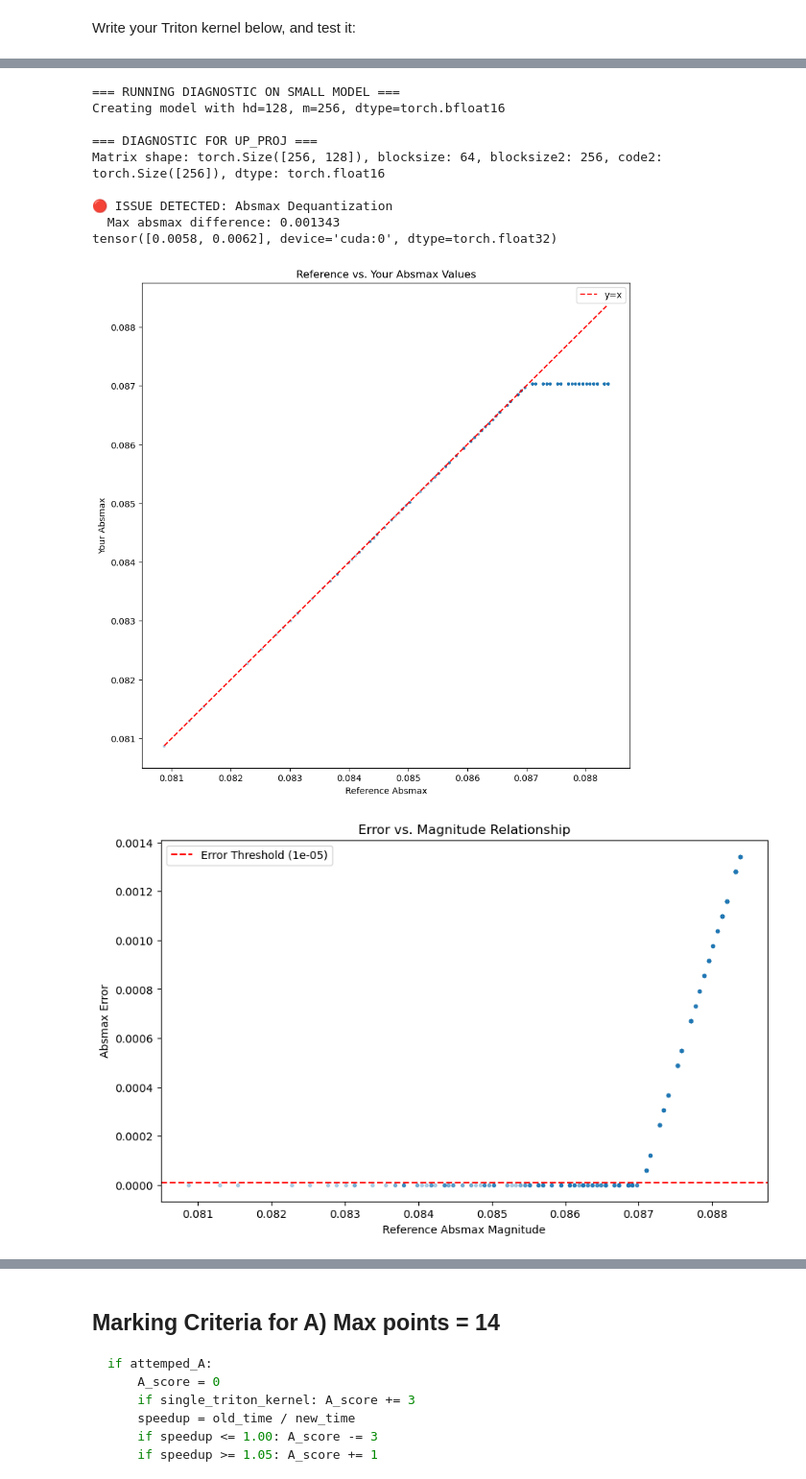
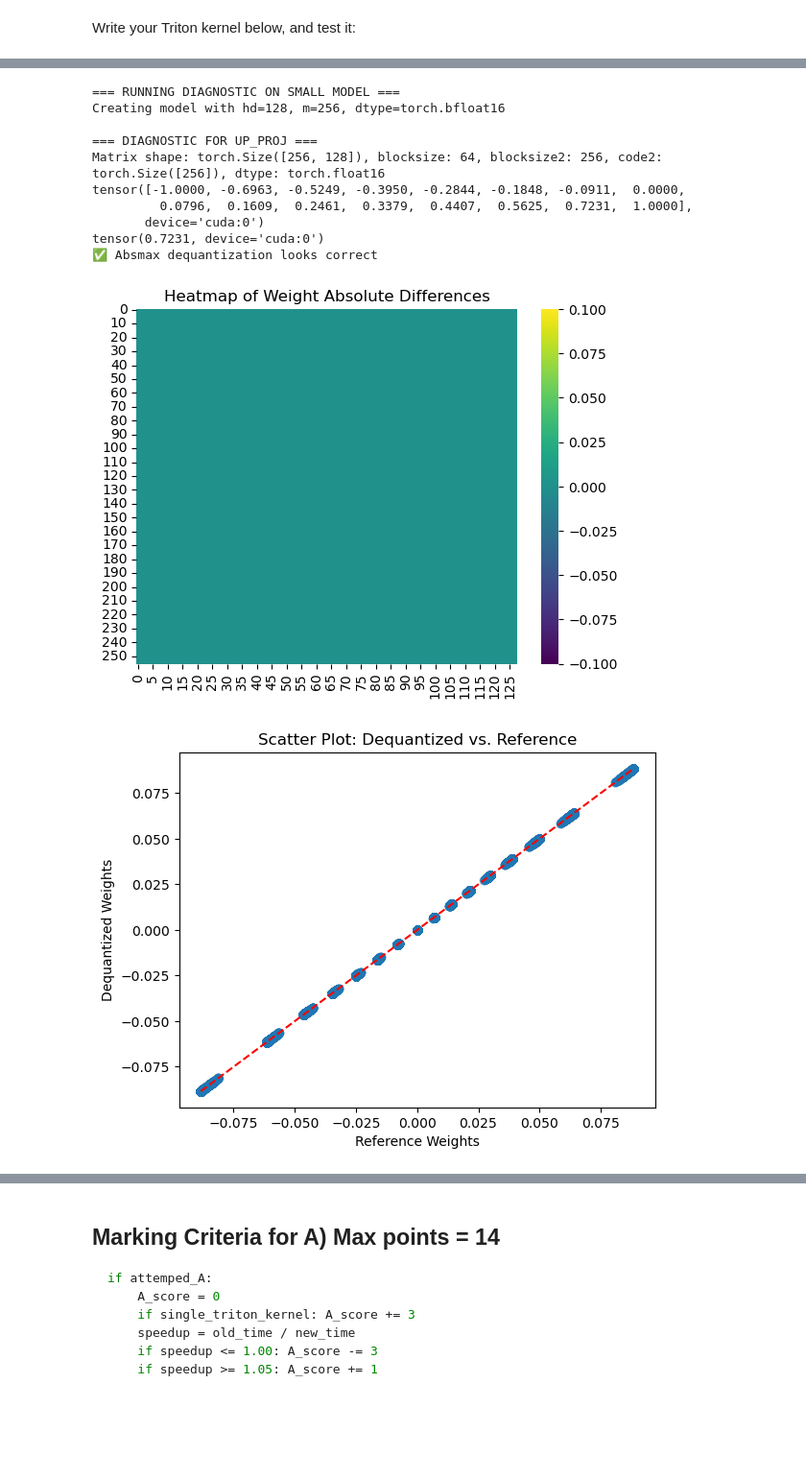
Before and after one commit to 0xEljh/unsloth-ai-feb2025, a Jupyter notebook: Unsloth_Puzzles.ipynb, the cells around one changed output, grey strips where cells are left out. Shown at 96% size. Cells and saved outputs as stored; diff of their text form; code cells hidden in the pictures; blank space fills up the shorter version.

Commit message:
working nf4 dequant (is precise enough)

```diff
--- a/Unsloth_Puzzles.ipynb
+++ b/Unsloth_Puzzles.ipynb
@@ -367,6 +390,31 @@ def diagnostic_dequantize(weight):
 
     print(
         f"Matrix shape: {shape}, blocksize: {blocksize}, blocksize2: {blocksize2}, code2: {code2.shape}, dtype: {dtype}"
+    )
+    print(code)
+    print(code[14])
+
+    code = torch.tensor(
+        [
+            -1.0,
+            -0.6961928009986877,
+            -0.5250730514526367,
+            -0.39491748809814453,
+            -0.28444138169288635,
+            -0.18477343022823334,
+            -0.09105003625154495,
+            0.0,
+            0.07958029955625534,
+            0.16093020141124725,
+            0.24611230194568634,
+            0.33791524171829224,
+            0.44070982933044434,
+            0.5626170039176941,
+            0.7229568362236023,
+            1.0,
+        ],
+        dtype=torch.float32,
+        device=code.device
     )
 
     # Get reference dequantized weights
@@ -526,7 +574,7 @@ def diagnostic_dequantize(weight):
         debug2_flat = your_debug2.flatten().to(torch.float16).cpu().numpy()
 
         # Find problematic indices
-        problem_indices = np.where(weight_diff_flat > 1e-5)[0]
+        problem_indices = np.where(weight_diff_flat > 5e-5)[0]
 
         print(f"  Mismatch %: {problem_indices.shape[0] / weight_diff_flat.shape[0]:%}")
         if len(problem_indices) > 0:
@@ -715,7 +763,7 @@ def diagnostic_dequantize(weight):
 
         ax1.set_xlabel("Index of Unique Value")
         ax1.set_ylabel("Value")
-        ax1.set_title(f"Unique Value Enumeration (Block {block_idx})")
+        ax1.set_title(f"Unique Value Enumeration of sample block")
         ax1.set_xticks(list(range(max(len(your_unique), len(ref_unique)))))
         ax1.set_xticklabels(
             [str(i) for i in range(max(len(your_unique), len(ref_unique)))]
@@ -811,36 +859,37 @@ def run_diagnostic(hd=4096, m=14336, dtype=torch.bfloat16, seed=3408):
         print(f"Error in run_diagnostic: {e}")
         import traceback
 
         traceback.print_exc()
         return None
 
 
 def run_all_diagnostics(hd=24, m=96, dtype=torch.bfloat16, seed=3409):
     try:
         torch.manual_seed(seed)
         torch.cuda.manual_seed(seed)
 
         # Run focused diagnostic
         results = run_diagnostic(hd, m, dtype, seed)
 
         # check_code_mapping_consistency(mlp.up_proj, block_idx=0)
 
     except:
         pass
 
 
 print("\n=== RUNNING DIAGNOSTIC ON SMALL MODEL ===")
 # small_results = run_all_diagnostics(hd=256, m=256, dtype=torch.bfloat16, seed=3409)
 run_all_diagnostics(hd=128, m=256, dtype=torch.bfloat16, seed=3409)
 # %% [output]
 === RUNNING DIAGNOSTIC ON SMALL MODEL ===
 Creating model with hd=128, m=256, dtype=torch.bfloat16
 
 === DIAGNOSTIC FOR UP_PROJ ===
 Matrix shape: torch.Size([256, 128]), blocksize: 64, blocksize2: 256, code2: torch.Size([256]), dtype: torch.float16
-
-🔴 ISSUE DETECTED: Absmax Dequantization
-  Max absmax difference: 0.001343
-tensor([0.0058, 0.0062], device='cuda:0', dtype=torch.float32)
+tensor([-1.0000, -0.6963, -0.5249, -0.3950, -0.2844, -0.1848, -0.0911,  0.0000,
+         0.0796,  0.1609,  0.2461,  0.3379,  0.4407,  0.5625,  0.7231,  1.0000],
+       device='cuda:0')
+tensor(0.7231, device='cuda:0')
+✅ Absmax dequantization looks correct
-[figure, old version]
+[figure, new version]
-[figure, old version]
+[figure, new version]
```
Also changed, not shown: parts of 5 cells of this notebook.
